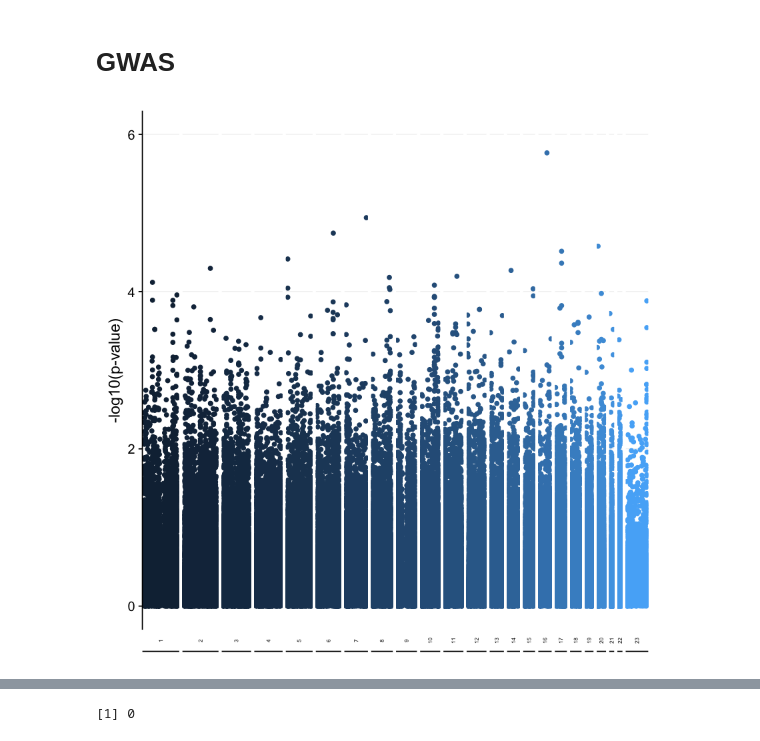
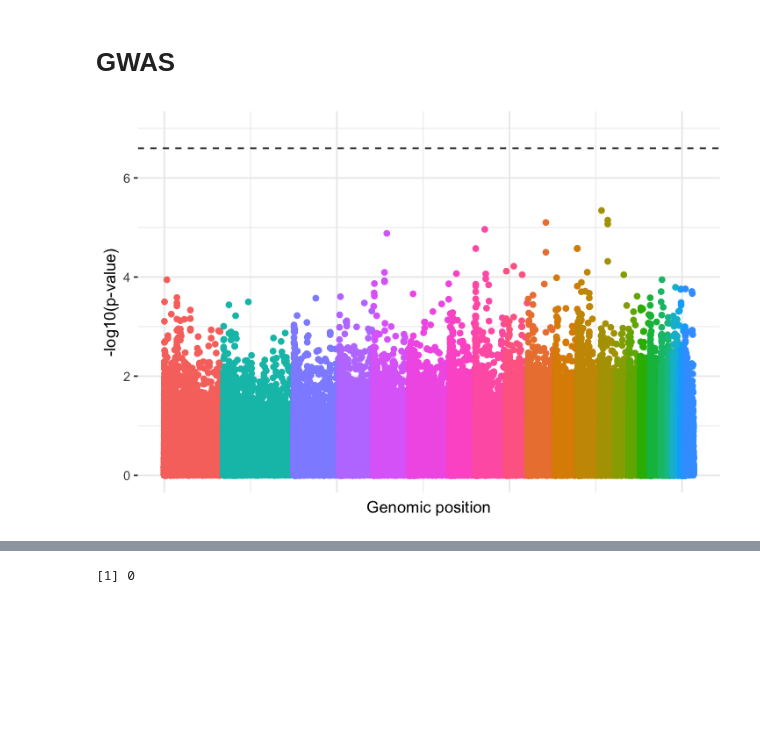
Before and after one commit to hclimente/genewa, a Jupyter notebook: logbook/genesis_exploration_1.ipynb, the cells around one changed output, grey strips where cells are left out. Cells and saved outputs as stored; diff of their text form; code cells hidden in the pictures; blank space fills up the shorter version.

```diff
--- a/logbook/genesis_exploration_1.ipynb
+++ b/logbook/genesis_exploration_1.ipynb
@@ -71,21 +73,21 @@ tests.info <- genesis$map %>%
     mutate(p = p.value(tests, df=1),
            adjp = p.adjust(p))
 # %%
-ggplot(tests.info, aes(x = gpos, y = -log10(p), color = chr)) +
+options(repr.plot.width=6, repr.plot.height=4)
+tests.info %>%
+    mutate(abs_pos = cumsum(as.numeric(gpos))) %>%
+    ggplot(aes(x = abs_pos, y = -log10(p), color = as.character(chr))) +
     geom_point() +
-    background_grid(major = "y", minor = "none") +
-    theme(axis.text.x = element_blank(),
-          axis.title.x=element_blank(),
+    geom_hline(yintercept = 6.6, linetype = 'dashed') +
+    theme_bw() +
+    theme(panel.border = element_blank(),
+          axis.text.x = element_blank(),
           axis.ticks.x=element_blank(),
-          legend.position = "none",
-          panel.spacing.x = unit(0.2, "lines"),
-          strip.background = element_blank(),
-          strip.text.x = element_text(size = 5, angle = 90)) +
+          legend.position = "none") +
     labs(x = "Genomic position", y = "-log10(p-value)") +
-    lims(y = c(0, 6)) +
-    facet_grid(. ~ chr, scales = "free_x", space = "free_x", switch = "x")
+    lims(y = c(0, 7))
 # %% [output]
-[figure, old version]
+[figure, new version]
 # %%
 # show top 10
 tests.info %>%
```
Also changed, not shown: parts of 12 cells of this notebook.
